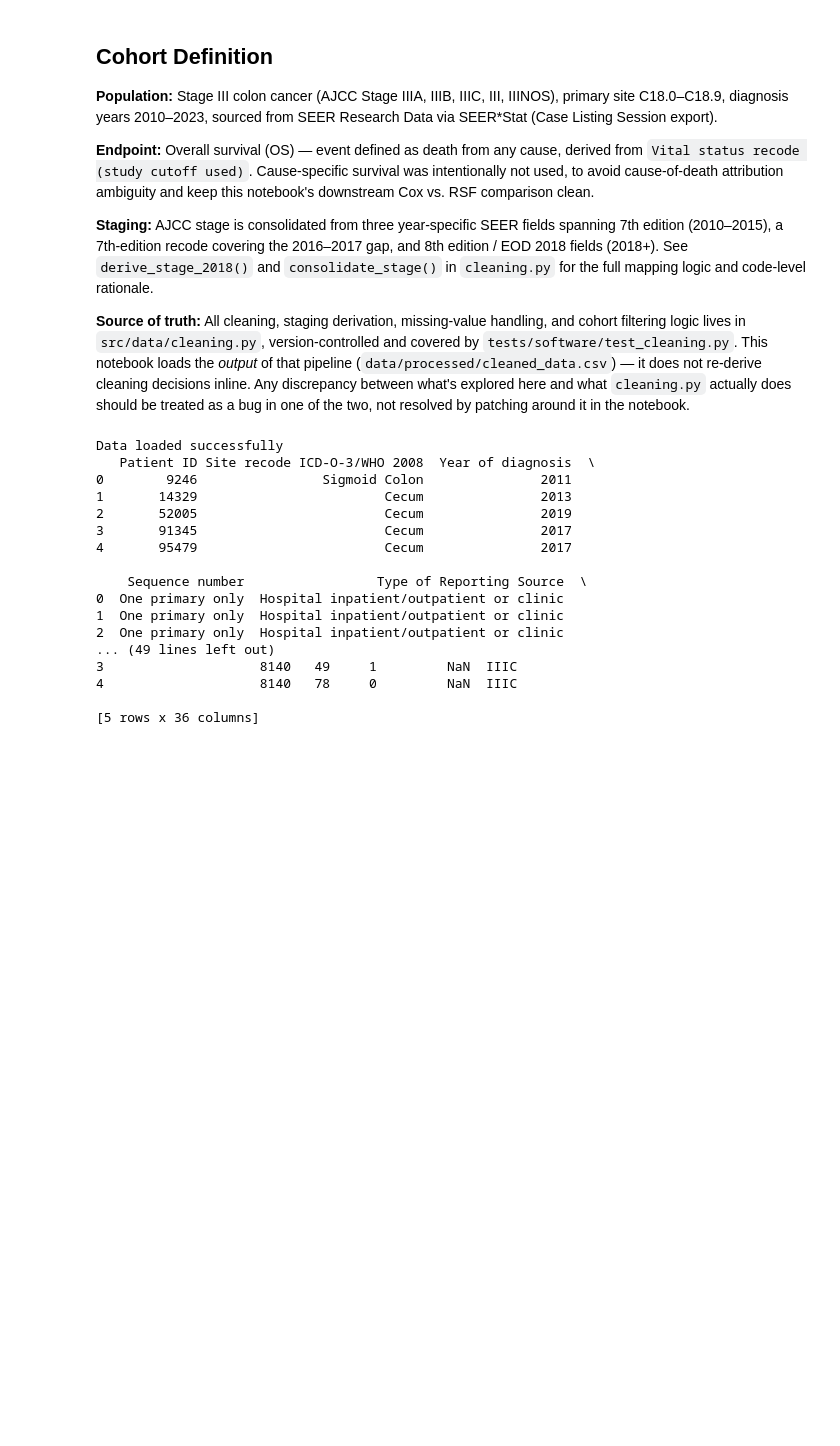
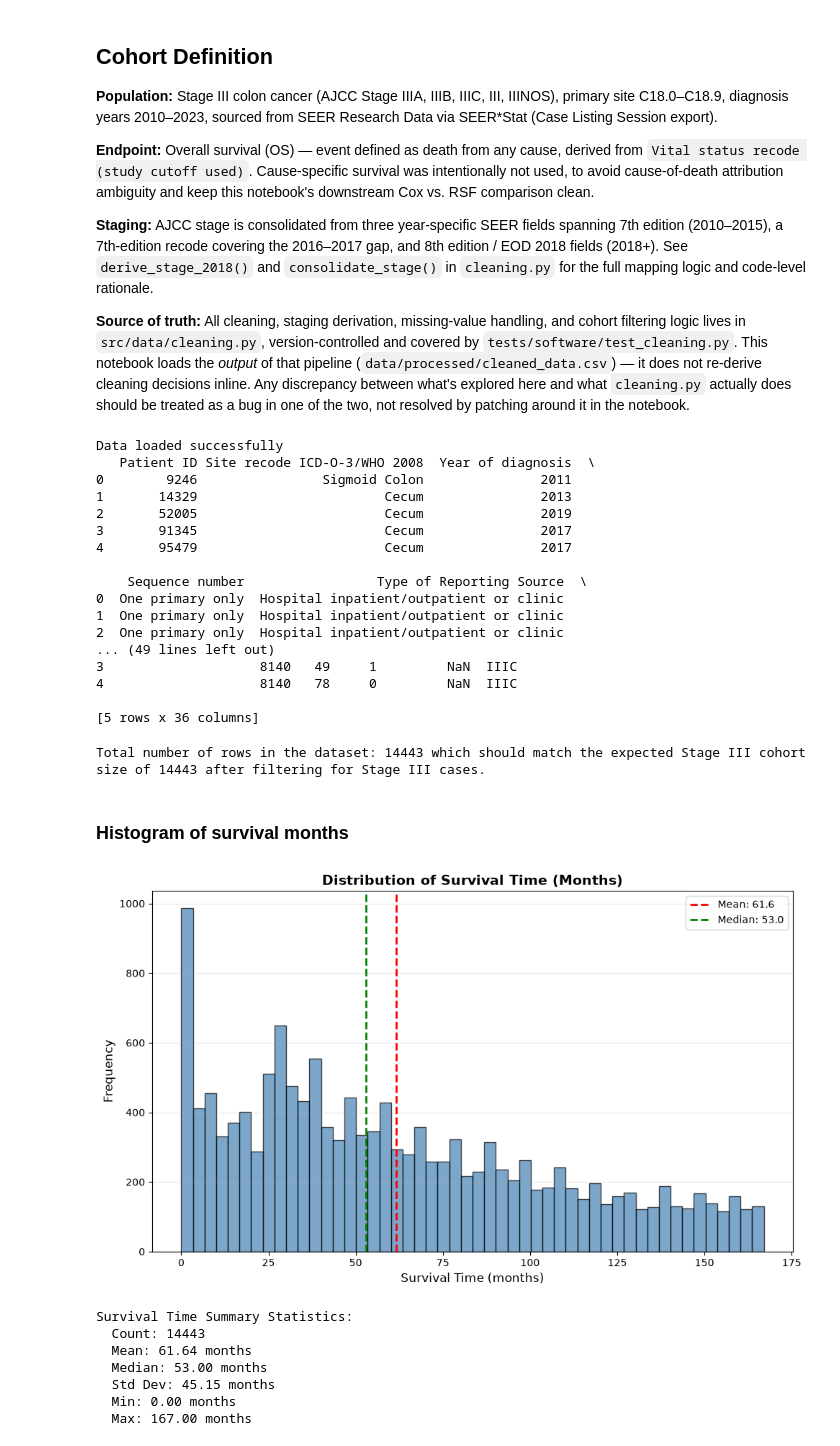
Before and after one commit to williamervin7/oncology-survival-simulation, a Jupyter notebook: notebooks/eda.ipynb, the cells around one changed output. Drawn from its saved outputs; the diff is of its cells as text; code cells hidden in the pictures; blank space fills up the shorter version.

```diff
--- a/notebooks/eda.ipynb
+++ b/notebooks/eda.ipynb
@@ -51,3 +57,47 @@ Data loaded successfully
 4                    8140   78     0         NaN  IIIC
 
 [5 rows x 36 columns]
+# %%
+# Confirm row count matches expected Stage III cohort size after filtering for Stage III cases
+print(f"Total number of rows in the dataset: {len(df)} which should match the expected Stage III cohort size of {STAGE_THREE_SIZE} after filtering for Stage III cases.")
+# %% [output]
+Total number of rows in the dataset: 14443 which should match the expected Stage III cohort size of 14443 after filtering for Stage III cases.
+# %% [markdown]
+### Histogram of survival months
+# %%
+# Create histogram of survival months
+fig, ax = plt.subplots(figsize=(10, 6))
+
+ax.hist(df['Time'], bins=50, color='steelblue', edgecolor='black', alpha=0.7)
+ax.set_xlabel('Survival Time (months)', fontsize=12)
+ax.set_ylabel('Frequency', fontsize=12)
+ax.set_title('Distribution of Survival Time (Months)', fontsize=14, fontweight='bold')
+ax.grid(axis='y', alpha=0.3)
+
+# Add summary statistics
+mean_survival = df['Time'].mean()
+median_survival = df['Time'].median()
+ax.axvline(mean_survival, color='red', linestyle='--', linewidth=2, label=f'Mean: {mean_survival:.1f}')
+ax.axvline(median_survival, color='green', linestyle='--', linewidth=2, label=f'Median: {median_survival:.1f}')
+ax.legend()
+
+plt.tight_layout()
+plt.show()
+
+# Print summary statistics
+print(f"Survival Time Summary Statistics:")
+print(f"  Count: {df['Time'].count()}")
+print(f"  Mean: {mean_survival:.2f} months")
+print(f"  Median: {median_survival:.2f} months")
+print(f"  Std Dev: {df['Time'].std():.2f} months")
+print(f"  Min: {df['Time'].min():.2f} months")
+print(f"  Max: {df['Time'].max():.2f} months")
+# %% [output]
+[figure, added]
+Survival Time Summary Statistics:
+  Count: 14443
+  Mean: 61.64 months
+  Median: 53.00 months
+  Std Dev: 45.15 months
+  Min: 0.00 months
+  Max: 167.00 months
```
Also changed, not shown: parts of 7 cells of this notebook, 2 other files.
